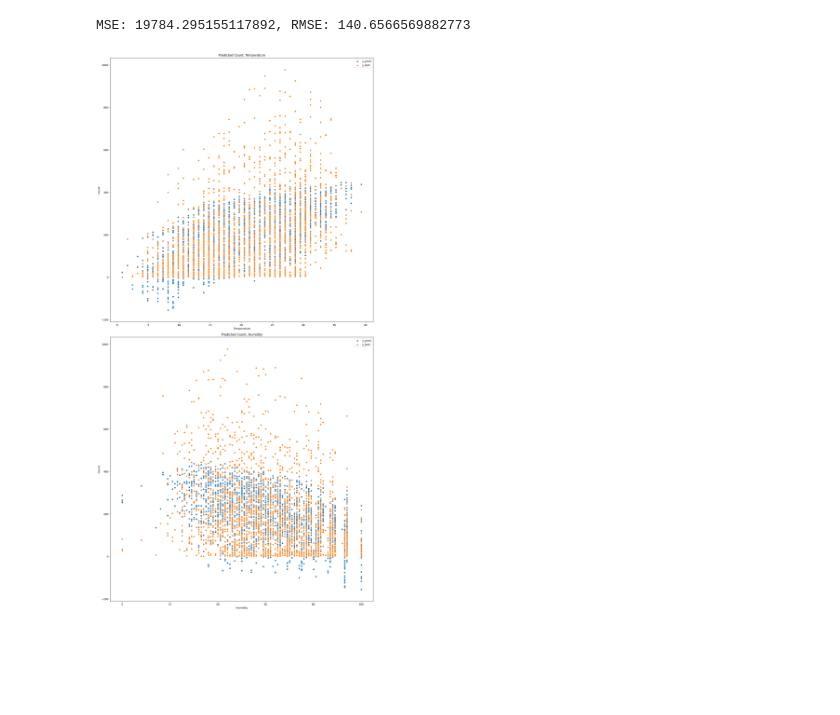
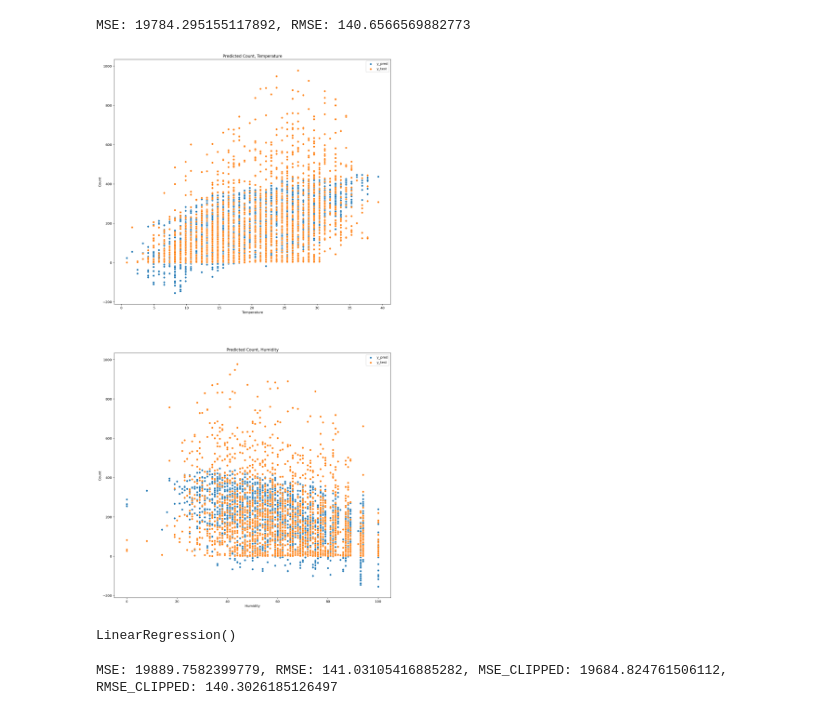
Before and after one commit to ggumtakg/AIFFEL_quest_rs, a Jupyter notebook: Exploration/Ex01/Ex01.ipynb, the cells around one changed output. Cells and saved outputs as stored; diff of their text form; code cells hidden in the pictures; blank space fills up the shorter version.

```diff
--- a/Exploration/Ex01/Ex01.ipynb
+++ b/Exploration/Ex01/Ex01.ipynb
@@ -356,24 +357,23 @@ print(f'MSE: {mse}, RMSE: {rmse}')
 # %% [output]
 MSE: 19784.295155117892, RMSE: 140.6566569882773
 # %%
-plt.figure(figsize=(15, 30))
+plt.figure(figsize=(15, 30))#예측과 실제 시각화
 plt.subplot(2, 1, 1)
 sns.scatterplot(x=X_test['temp'], y=y_pred, label='y_pred')
 sns.scatterplot(x=X_test['temp'], y=y_test, label='y_test')
 plt.title('Predicted Count, Temperature')
 plt.xlabel('Temperature')
 plt.ylabel('Count')
 plt.legend()
 
 plt.subplot(2, 1, 2)
 sns.scatterplot(x=X_test['humidity'], y=y_pred, label='y_pred')
 sns.scatterplot(x=X_test['humidity'], y=y_test, label='y_test')
 plt.title('Predicted Count, Humidity')
 plt.xlabel('Humidity')
 plt.ylabel('Count')
 plt.legend()
 
-plt.tight_layout()
 plt.show()
 # %% [output]
-[figure, old version]
+[figure, new version]
@@ -379,0 +398,17 @@ plt.show()
+# %%
+model.fit(X_train, y_train)
+# %% [output]
+LinearRegression()
+# %%
+y_pred = model.predict(X_test)#예측
+
+y_pred_clipped = np.clip(y_pred, a_min=0, a_max=None)#NumPy의 clip함수를 사용해 clipping
+
+mse = mean_squared_error(y_test, y_pred)
+rmse = np.sqrt(mse)
+
+mse_clipped = mean_squared_error(y_test, y_pred_clipped)
+rmse_clipped = np.sqrt(mse_clipped)
+print(f'MSE: {mse}, RMSE: {rmse}, MSE_CLIPPED: {mse_clipped}, RMSE_CLIPPED: {rmse_clipped}')#MSE와 RMSE
+# %% [output]
+MSE: 19889.7582399779, RMSE: 141.03105416885282, MSE_CLIPPED: 19684.824761506112, RMSE_CLIPPED: 140.3026185126497
```
Also changed, not shown: parts of 6 cells of this notebook.
